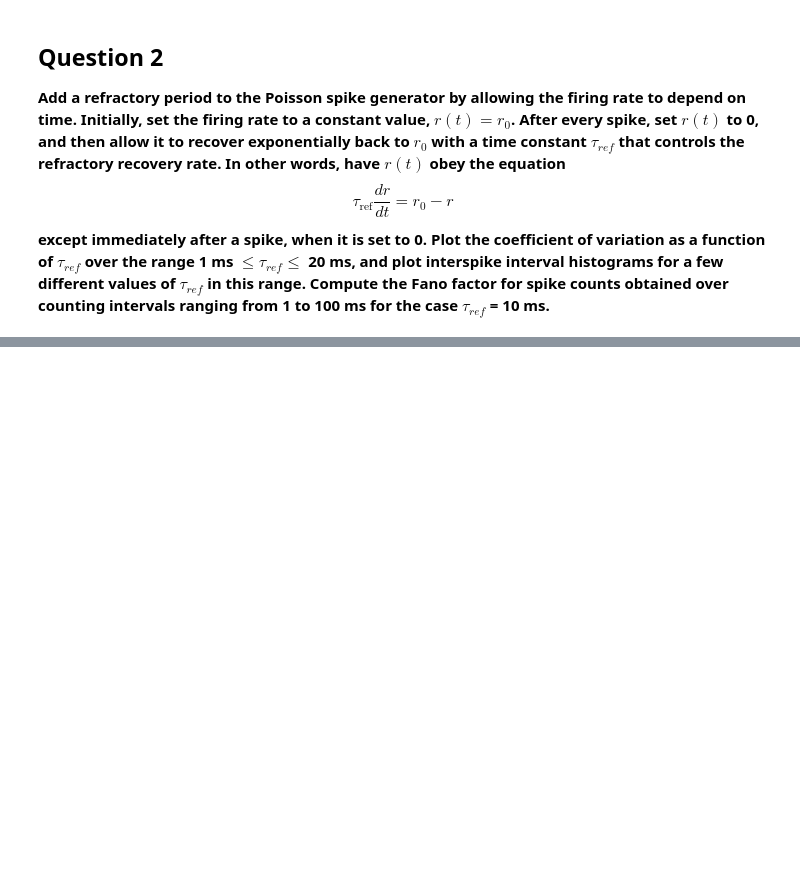
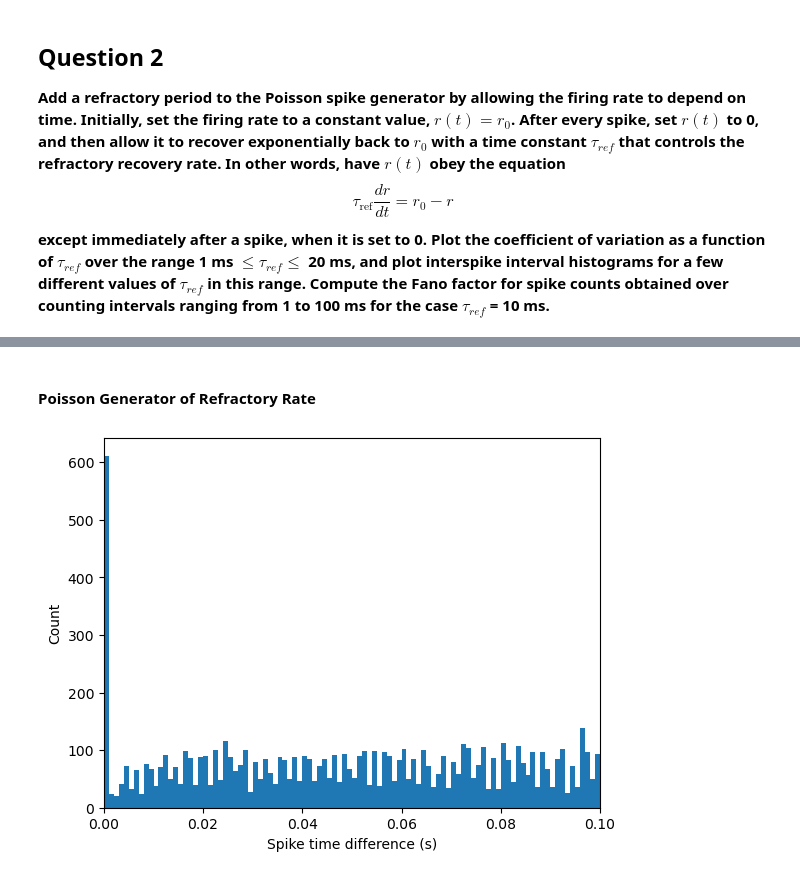
Before and after one commit to Manu-Yenikapati/Theoretical-Neuroscience-by-Dayan-Abbott, a Jupyter notebook: Chapter 1 - Firing Rates and Spike Statistics.ipynb, the cells around one changed output, grey strips where cells are left out. Saved outputs shown, nothing was run; the diff lists cells and outputs as text; code cells hidden in the pictures; blank space fills up the shorter version.

```diff
--- a/Chapter 1 - Firing Rates and Spike Statistics.ipynb
+++ b/Chapter 1 - Firing Rates and Spike Statistics.ipynb
@@ -127,0 +163,12 @@ Fano Factor for bins of 100.0 ms: 0.5505320813771518
+# %% [markdown]
+#### Poisson Generator of Refractory Rate
+# %%
+#Refer to Q2 for generation of "refracted_times_10" as a refractory-rate Poisson process
+plt.figure()
+plt.hist(autocorrelation_histogram(refracted_times_10), bins=100, range=(0, 0.1))
+plt.xlim(0, 0.1)
+plt.xlabel("Spike time difference (s)")
+plt.ylabel("Count")
+plt.show()
+# %% [output]
+[figure, added]
```
Also changed, not shown: parts of 13 cells of this notebook.
